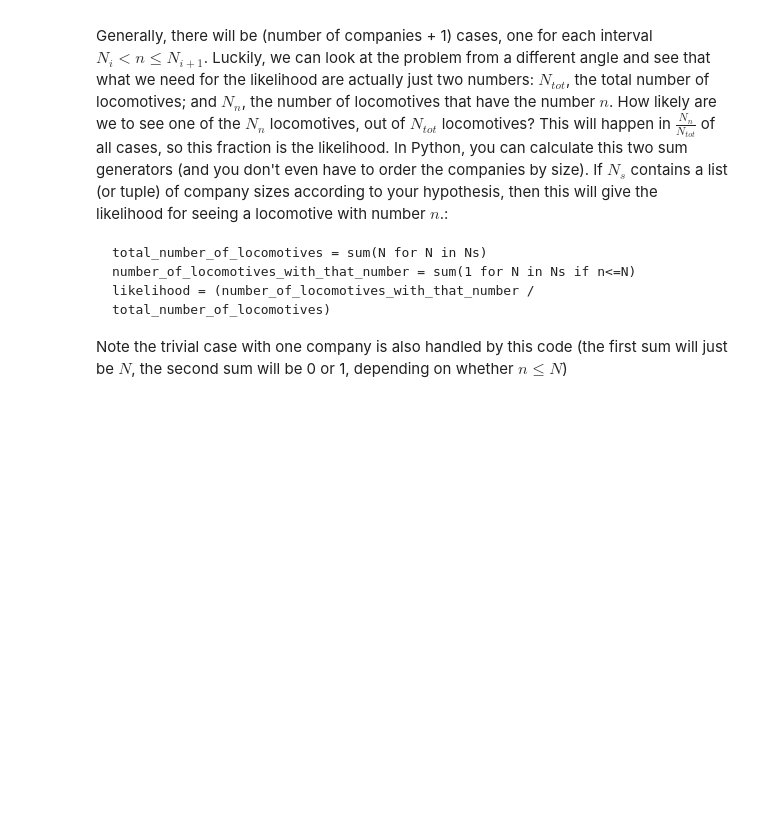
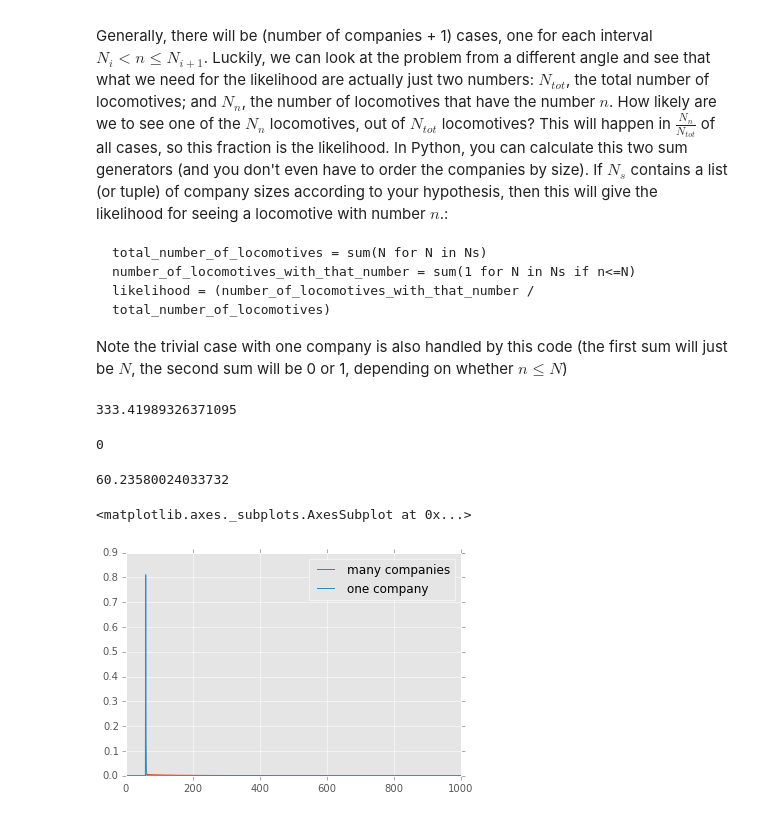
Before and after one commit to doolingdavid/ThinkBayes, a Jupyter notebook: code/newnotes.ipynb, the cells around one changed output. Saved outputs shown, nothing was run; the diff lists cells and outputs as text; code cells hidden in the pictures; blank space fills up the shorter version.

```diff
--- a/code/newnotes.ipynb
+++ b/code/newnotes.ipynb
@@ -1905,9 +1905,39 @@ class TrainTough(Suite):
         for hypo in hypos:
             self.Set(hypo, hypo**(-alpha))
         self.Normalize()
+        self.total_number_of_locomotives = sum(N for N in hypos)
 
     def Likelihood(self, data, hypo):
         if hypo < data:
             return 0
         else:
-            return 1./hypo
+            number_of_locomotives_with_that_number = sum(1 for N in hypos if data <= N)
+            return (float(number_of_locomotives_with_that_number) / self.total_number_of_locomotives)
+# %%
+hypos = xrange(1,1001)
+suitetough = TrainTough(hypos)
+for data in [60]*100:
+    suitetough.Update(data)
+suitetough.Mean()
+# %% [output]
+333.41989326371095
+# %%
+sum(1 for N in hypos if 9000 <= N)
+# %% [output]
+0
+# %%
+hypos = xrange(1,1001)
+suite = Train(hypos)
+for data in [60]*100:
+    suite.Update(data)
+suite.Mean()
+# %% [output]
+60.23580024033732
+# %%
+dftough = pd.DataFrame({'many companies': list(suitetough.Render()[1]),
+                       'one company': list(suite.Render()[1])}, index=list(suitetough.Render()[0]))
+# %%
+dftough.plot()
+# %% [output]
+<matplotlib.axes._subplots.AxesSubplot at 0x...>
+[figure, added]
```
Also changed, not shown: parts of 1 cell of this notebook.
